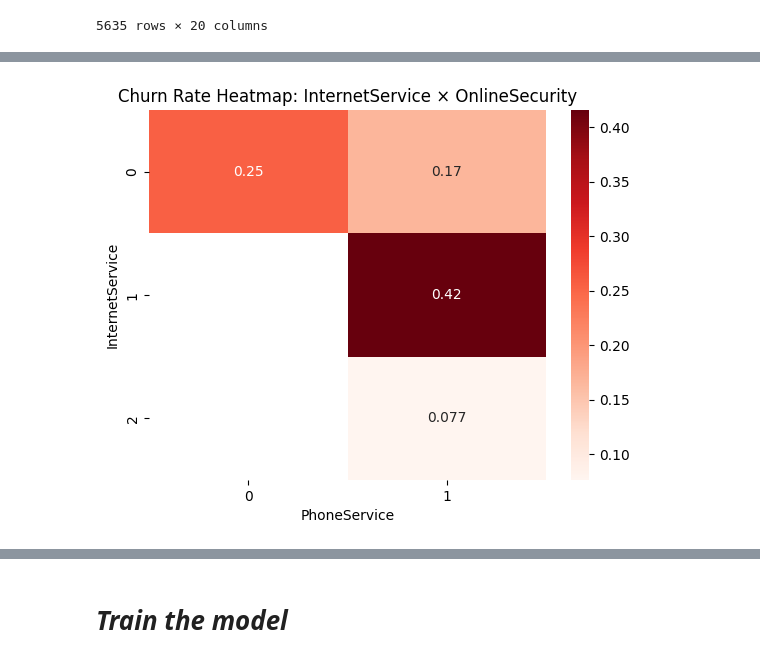
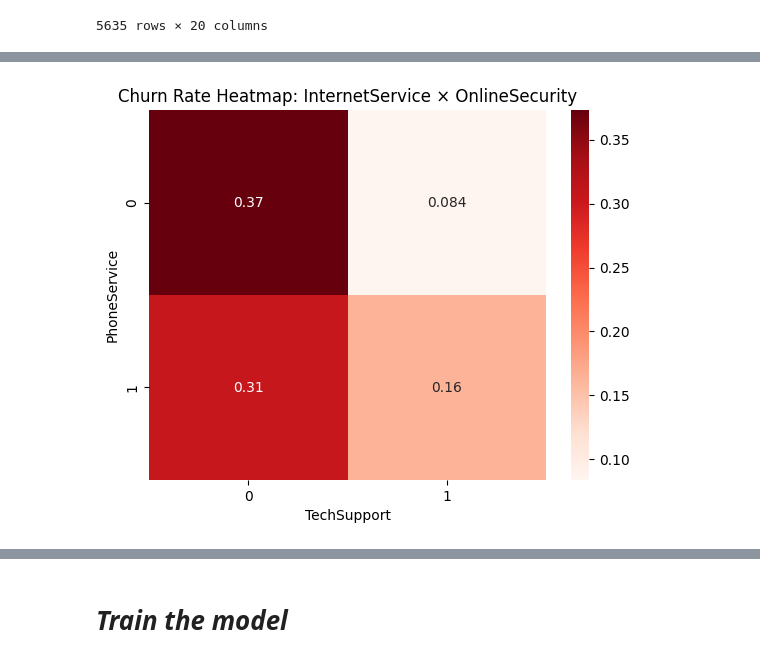
Before and after one commit to alwaysneedhelp/AI-Challenge, a Jupyter notebook: AI_Challenge_1(2).ipynb, the cells around one changed output, grey strips where cells are left out. Saved outputs shown, nothing was run; the diff lists cells and outputs as text; code cells hidden in the pictures.

```diff
--- a/AI_Challenge_1(2).ipynb
+++ b/AI_Challenge_1(2).ipynb
@@ -49,14 +50,13 @@ def preprocess(df):
 
 
   def new_features(df):
-    df['isnew'] = (df['tenure']<6).astype(int)
-    df['high_monthly'] = (df['MonthlyCharges']>df['MonthlyCharges'].median()).astype(int)
 
     df["Internet_OnlineSec_code"] = pd.factorize(
         df["InternetService"].astype(str) + "_" + df["OnlineSecurity"].astype(str)
     )[0]
     df['Electronic_check'] = (df['PaymentMethod']==2).astype(int)
-    df['no_protection'] = ((df['OnlineSecurity']==0) & (df['TechSupport']==0)).astype(int)
+
+    df['is_new'] = (df['tenure']<6).astype(int)
 
     return df
 
@@ -124,13 +125,13 @@ plt.show()
 # %%
 import seaborn as sns
 
 pivot = df.pivot_table(values="Churn",
-                       index="InternetService",
-                       columns="PhoneService",
+                       index="PhoneService",
+                       columns="TechSupport",
                        aggfunc="mean")
 
 sns.heatmap(pivot, annot=True, cmap="Reds")
 plt.title("Churn Rate Heatmap: InternetService × OnlineSecurity")
 plt.show()
 # %% [output]
-[figure, old version]
+[figure, new version]
```
Also changed, not shown: parts of 11 cells of this notebook.
